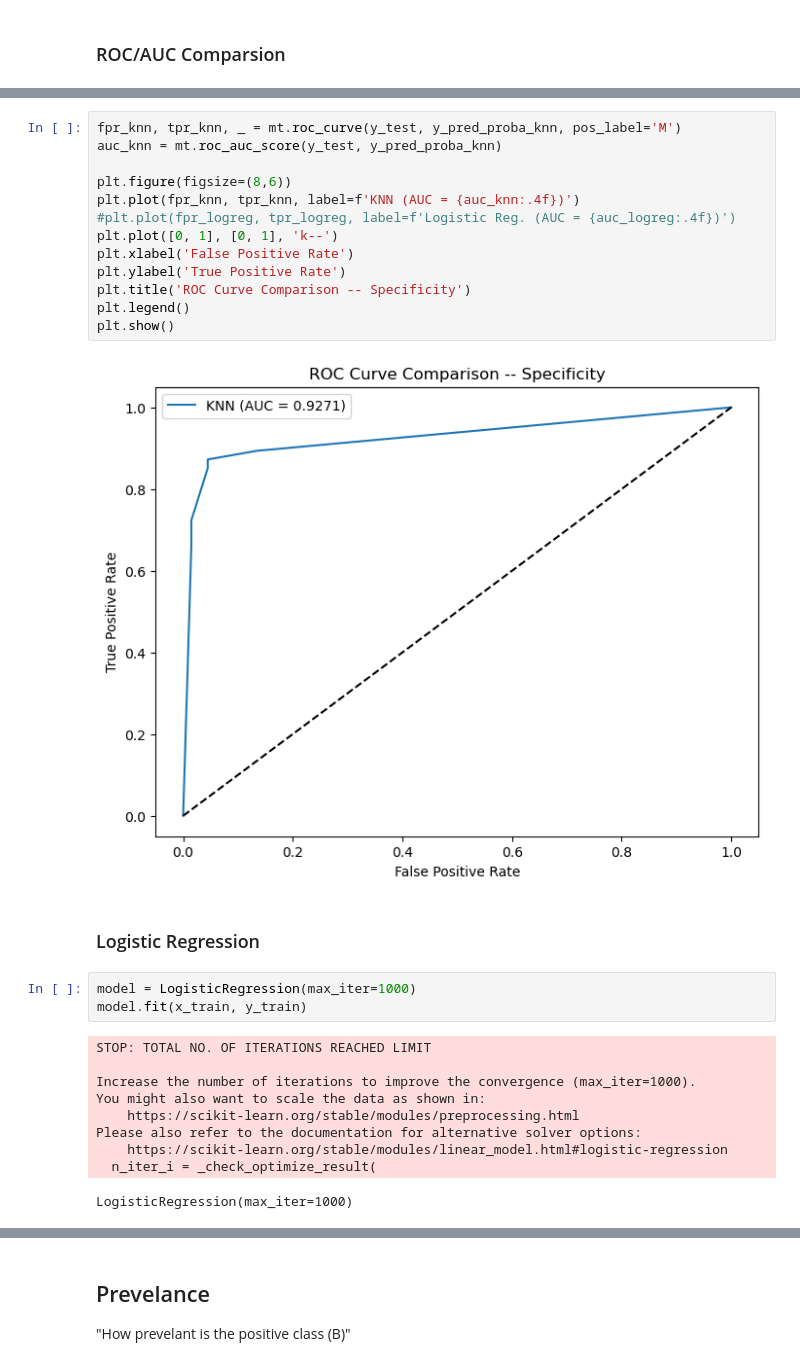
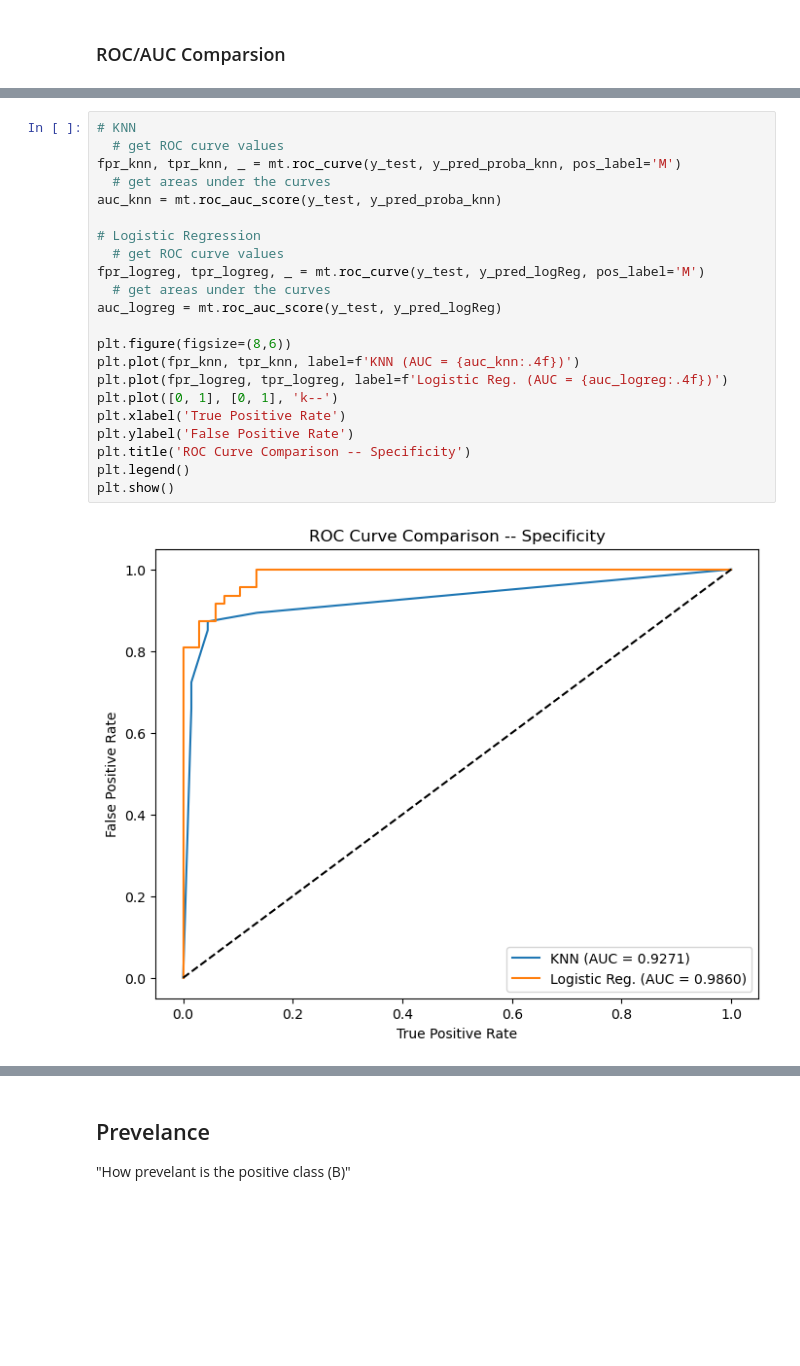
Before and after one commit to Stuepp/Breast-Cancer-Detection-Challange, a Jupyter notebook: Breast-Cancer-Detection.ipynb, the cells around one changed output, grey strips where cells are left out. Cells and saved outputs as stored; diff of their text form; blank space fills up the shorter version.

```diff
--- a/Breast-Cancer-Detection.ipynb
+++ b/Breast-Cancer-Detection.ipynb
@@ -329,30 +389,24 @@ plt.show()
 # %%
+# KNN
+  # get ROC curve values
 fpr_knn, tpr_knn, _ = mt.roc_curve(y_test, y_pred_proba_knn, pos_label='M')
+  # get areas under the curves
 auc_knn = mt.roc_auc_score(y_test, y_pred_proba_knn)
+
+# Logistic Regression
+  # get ROC curve values
+fpr_logreg, tpr_logreg, _ = mt.roc_curve(y_test, y_pred_logReg, pos_label='M')
+  # get areas under the curves
+auc_logreg = mt.roc_auc_score(y_test, y_pred_logReg)
 
 plt.figure(figsize=(8,6))
 plt.plot(fpr_knn, tpr_knn, label=f'KNN (AUC = {auc_knn:.4f})')
-#plt.plot(fpr_logreg, tpr_logreg, label=f'Logistic Reg. (AUC = {auc_logreg:.4f})')
+plt.plot(fpr_logreg, tpr_logreg, label=f'Logistic Reg. (AUC = {auc_logreg:.4f})')
 plt.plot([0, 1], [0, 1], 'k--')
-plt.xlabel('False Positive Rate')
-plt.ylabel('True Positive Rate')
+plt.xlabel('True Positive Rate')
+plt.ylabel('False Positive Rate')
 plt.title('ROC Curve Comparison -- Specificity')
 plt.legend()
 plt.show()
 # %% [output]
-[figure, old version]
+[figure, new version]
-# %% [markdown]
-### Logistic Regression
-# %%
-model = LogisticRegression(max_iter=1000)
-model.fit(x_train, y_train)
-# %% [output]
-STOP: TOTAL NO. OF ITERATIONS REACHED LIMIT
-
-Increase the number of iterations to improve the convergence (max_iter=1000).
-You might also want to scale the data as shown in:
-    https://scikit-learn.org/stable/modules/preprocessing.html
-Please also refer to the documentation for alternative solver options:
-    https://scikit-learn.org/stable/modules/linear_model.html#logistic-regression
-  n_iter_i = _check_optimize_result(
-LogisticRegression(max_iter=1000)
```
Also changed, not shown: parts of 32 cells of this notebook.
